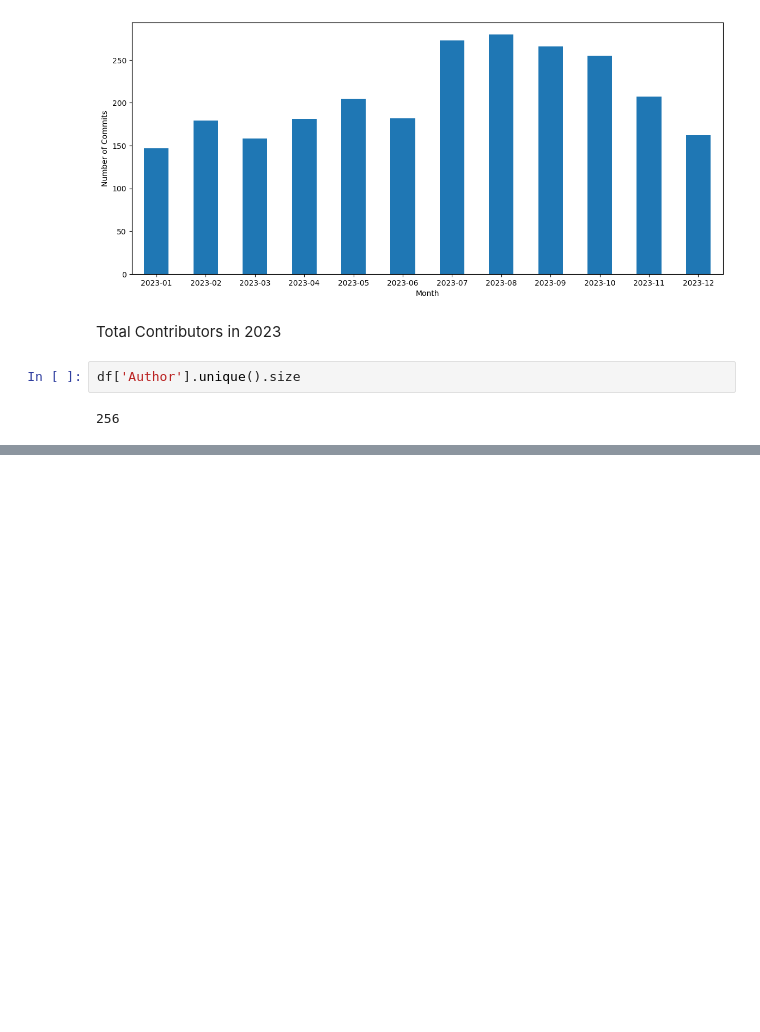
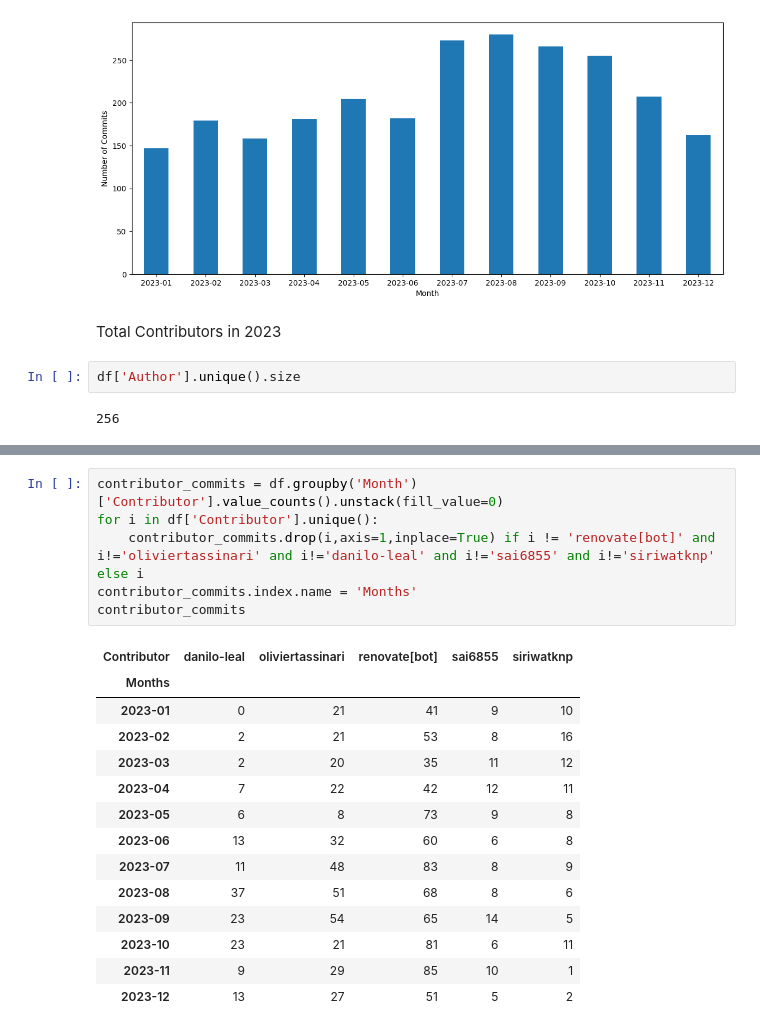
Before and after one commit to Khanhtoichoi/Data-Analysis, a Jupyter notebook: data_analysis.ipynb, the cells around one changed output, grey strips where cells are left out. Drawn from its saved outputs; the diff is of its cells as text; blank space fills up the shorter version.

```diff
--- a/data_analysis.ipynb
+++ b/data_analysis.ipynb
@@ -84,0 +109,21 @@ contributor_df.head()
+# %%
+contributor_commits = df.groupby('Month')['Contributor'].value_counts().unstack(fill_value=0)
+for i in df['Contributor'].unique():
+    contributor_commits.drop(i,axis=1,inplace=True) if i != 'renovate[bot]' and i!='oliviertassinari' and i!='danilo-leal' and i!='sai6855' and i!='siriwatknp' else i
+contributor_commits.index.name = 'Months'
+contributor_commits
+# %% [output]
+| Contributor | danilo-leal | oliviertassinari | renovate[bot] | sai6855 | siriwatknp |
+| Months |  |  |  |  |  |
+| 2023-01 | 0 | 21 | 41 | 9 | 10 |
+| 2023-02 | 2 | 21 | 53 | 8 | 16 |
+| 2023-03 | 2 | 20 | 35 | 11 | 12 |
+| 2023-04 | 7 | 22 | 42 | 12 | 11 |
+| 2023-05 | 6 | 8 | 73 | 9 | 8 |
+| 2023-06 | 13 | 32 | 60 | 6 | 8 |
+| 2023-07 | 11 | 48 | 83 | 8 | 9 |
+| 2023-08 | 37 | 51 | 68 | 8 | 6 |
+| 2023-09 | 23 | 54 | 65 | 14 | 5 |
+| 2023-10 | 23 | 21 | 81 | 6 | 11 |
+| 2023-11 | 9 | 29 | 85 | 10 | 1 |
+| 2023-12 | 13 | 27 | 51 | 5 | 2 |
```
Also changed, not shown: parts of 8 cells of this notebook.
